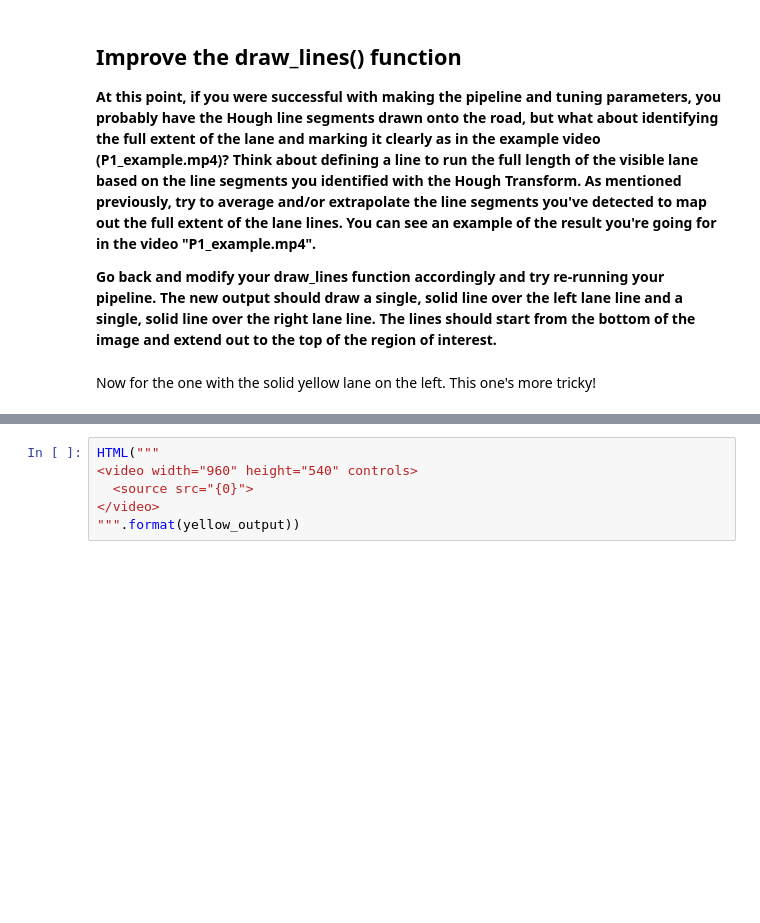
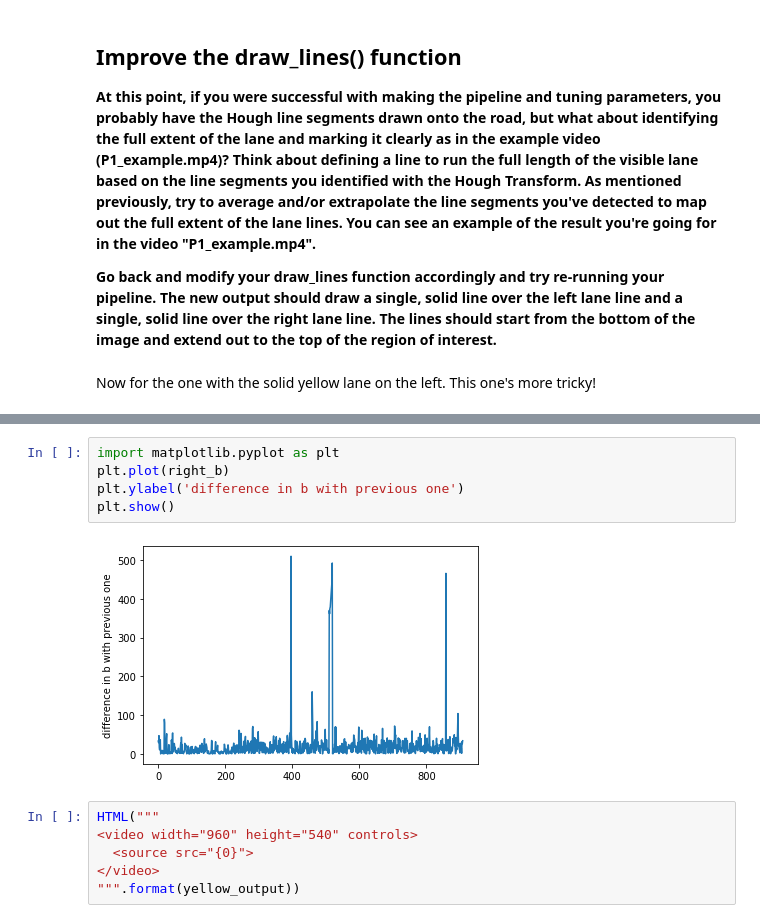
Before and after one commit to navneetnivu07/CarND-LaneLines-P1, a Jupyter notebook: P1.ipynb, the cells around one changed output, grey strips where cells are left out. Saved outputs shown, nothing was run; the diff lists cells and outputs as text; blank space fills up the shorter version.

```diff
--- a/P1.ipynb
+++ b/P1.ipynb
@@ -388,3 +421,10 @@ Wall time: 15.9 s
+# %%
+import matplotlib.pyplot as plt
+plt.plot(right_b)
+plt.ylabel('difference in b with previous one')
+plt.show()
+# %% [output]
+[figure, added]
 # %%
 HTML("""
 <video width="960" height="540" controls>
```
Also changed, not shown: parts of 8 cells of this notebook, 5 other files.
